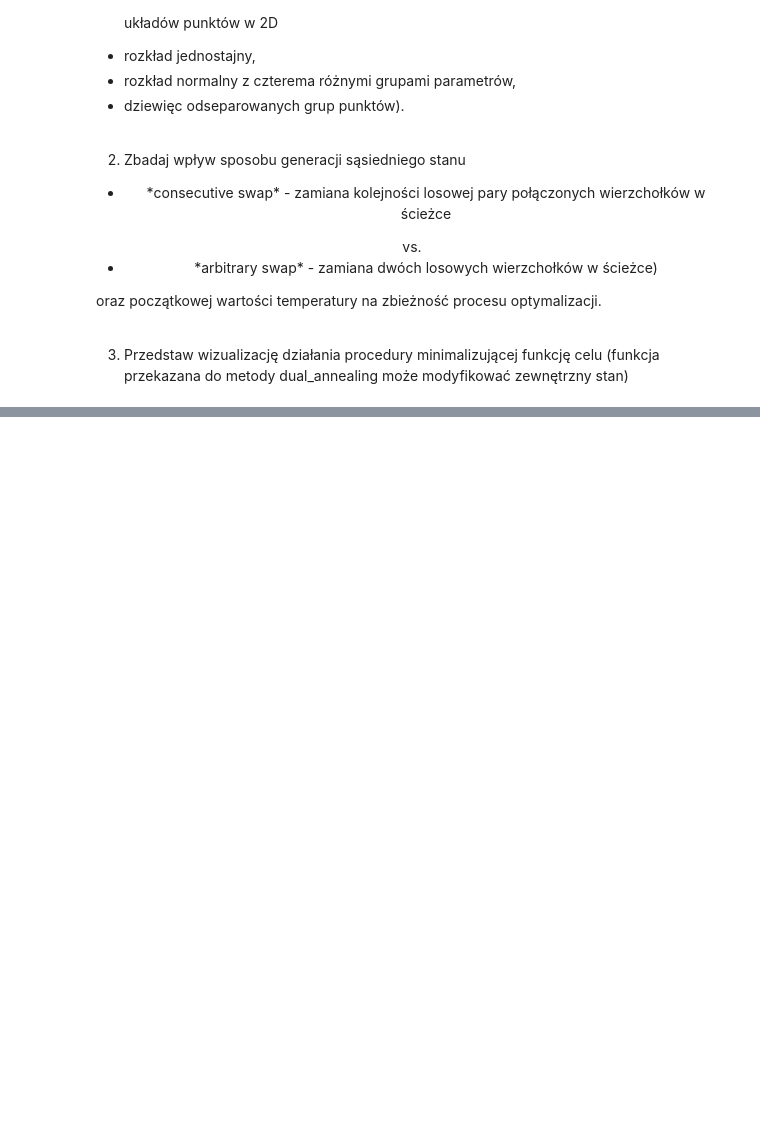
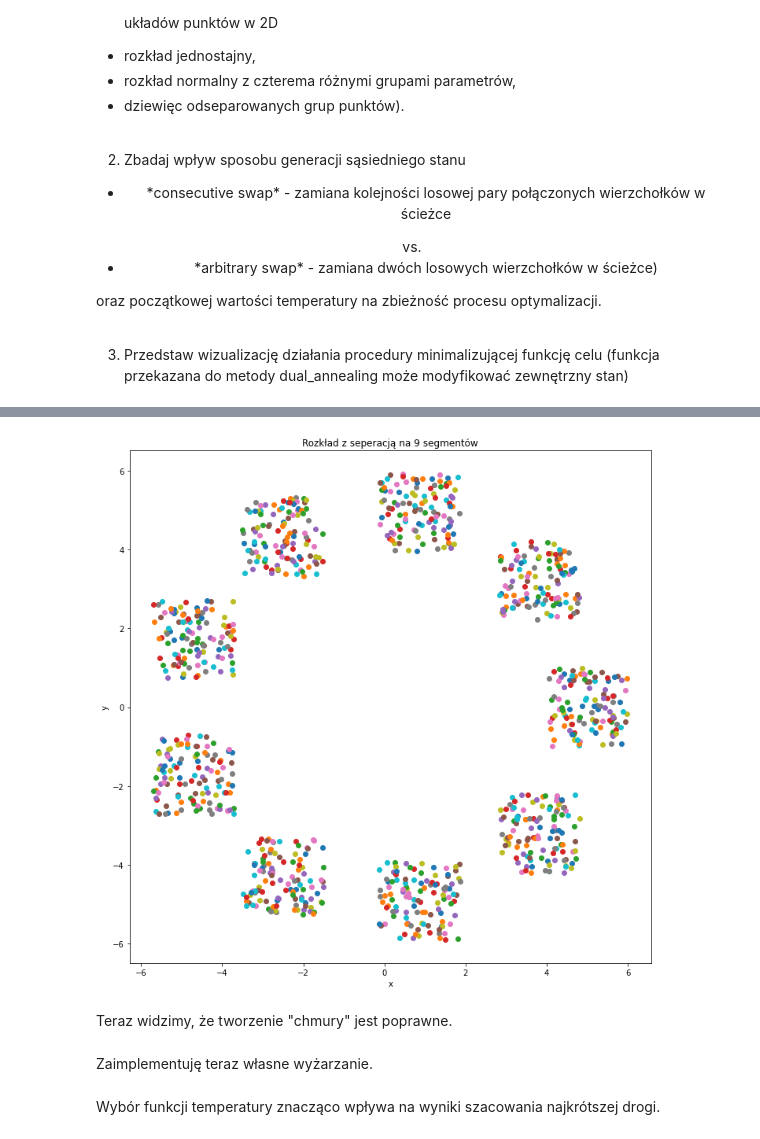
Before and after one commit to GabenRulez/4semestr_MOwNiT, a Jupyter notebook: lab13/lab13.ipynb, the cells around one changed output, grey strips where cells are left out. Cells and saved outputs as stored; diff of their text form; code cells hidden in the pictures; blank space fills up the shorter version.

```diff
--- a/lab13/lab13.ipynb
+++ b/lab13/lab13.ipynb
@@ -31,0 +147,8 @@ Wygeneruj chmurę $n$ losowych punktów w 2D, a następnie zastosuj algorytm sym
+# %%
+wyswietl_chmure( stworz_chmure("separacja", 1000)  , tytul="Rozkład z seperacją na 9 segmentów")
+# %% [output]
+[figure, added]
+# %% [markdown]
+Teraz widzimy, że tworzenie "chmury" jest poprawne.
+# %% [markdown]
+Zaimplementuję teraz własne wyżarzanie.
@@ -31,0 +165,2 @@ Wygeneruj chmurę $n$ losowych punktów w 2D, a następnie zastosuj algorytm sym
+# %% [markdown]
+Wybór funkcji temperatury znacząco wpływa na wyniki szacowania najkrótszej drogi.
```
Also changed, not shown: parts of 24 cells of this notebook.
